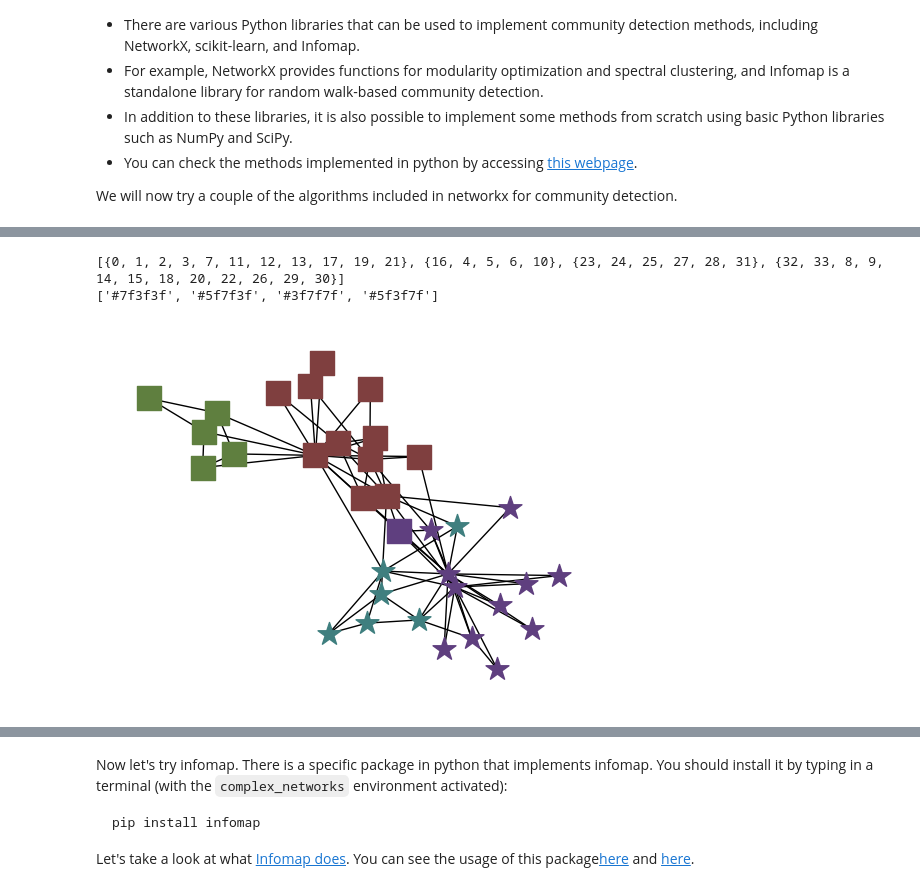
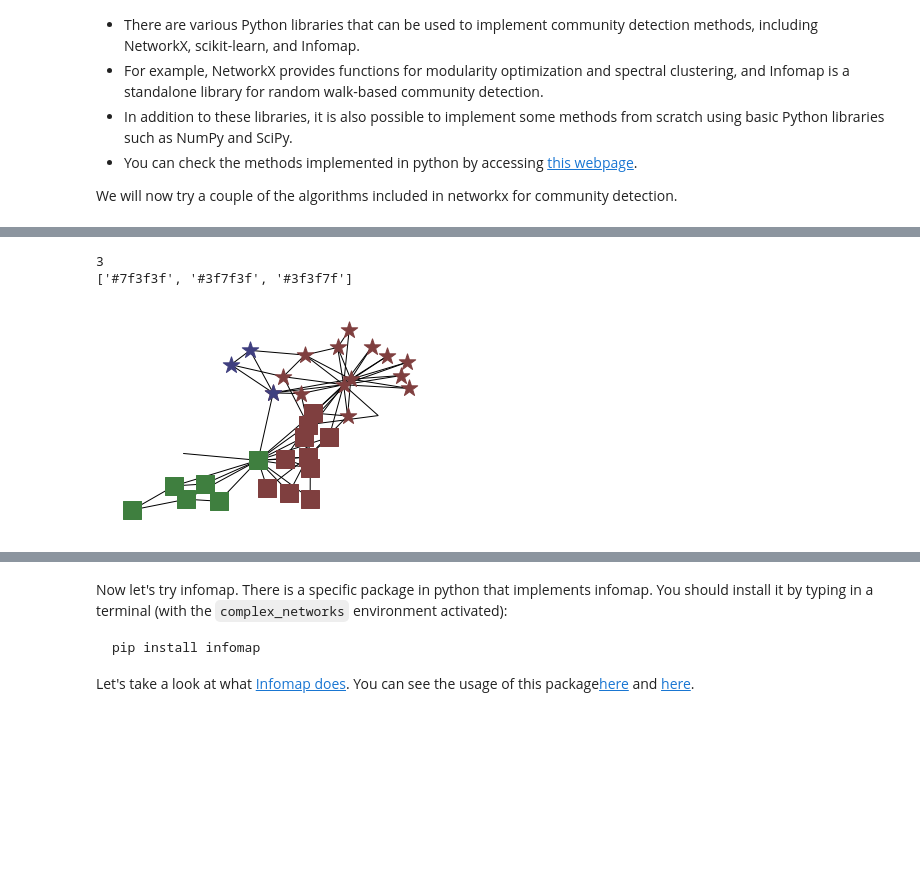
Before and after one commit to IFISC/Complex_Networks_Master, a Jupyter notebook: Lecture_5.ipynb, the cells around one changed output, grey strips where cells are left out. Cells and saved outputs as stored; diff of their text form; code cells hidden in the pictures; blank space fills up the shorter version.

```diff
--- a/Lecture_5.ipynb
+++ b/Lecture_5.ipynb
@@ -112,13 +112,14 @@ draw_karate_network_with_communities(G,pos,communities_modularity)
 # %%
 # Louvain -> stochasticity
 
-communities_louvain = nx.algorithms.community.louvain_communities(G, weight='weight')
-print(communities_louvain)
-draw_karate_network_with_communities(G,pos,communities_louvain)
+communities_clique = nx.algorithms.community.k_clique_communities(G,3)
+communities_clique = list(communities_clique)
+print(len(list(communities_clique)))
+draw_karate_network_with_communities(G,pos,list(communities_clique))
 # %% [output]
-[{0, 1, 2, 3, 7, 11, 12, 13, 17, 19, 21}, {16, 4, 5, 6, 10}, {23, 24, 25, 27, 28, 31}, {32, 33, 8, 9, 14, 15, 18, 20, 22, 26, 29, 30}]
-['#7f3f3f', '#5f7f3f', '#3f7f7f', '#5f3f7f']
+3
+['#7f3f3f', '#3f7f3f', '#3f3f7f']
-[figure, old version]
+[figure, new version]
 # %%
 # Girvan Newman -> different levels
 
```
Also changed, not shown: parts of 4 cells of this notebook.
